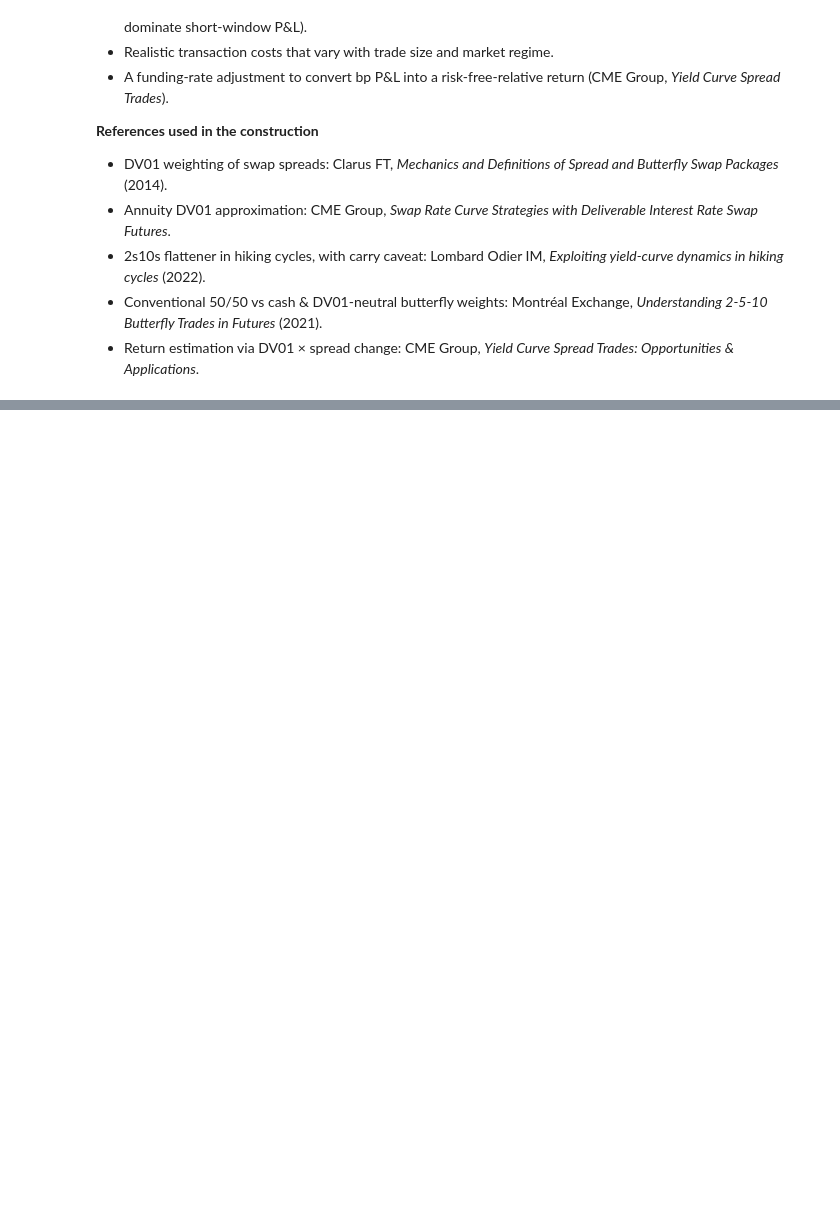
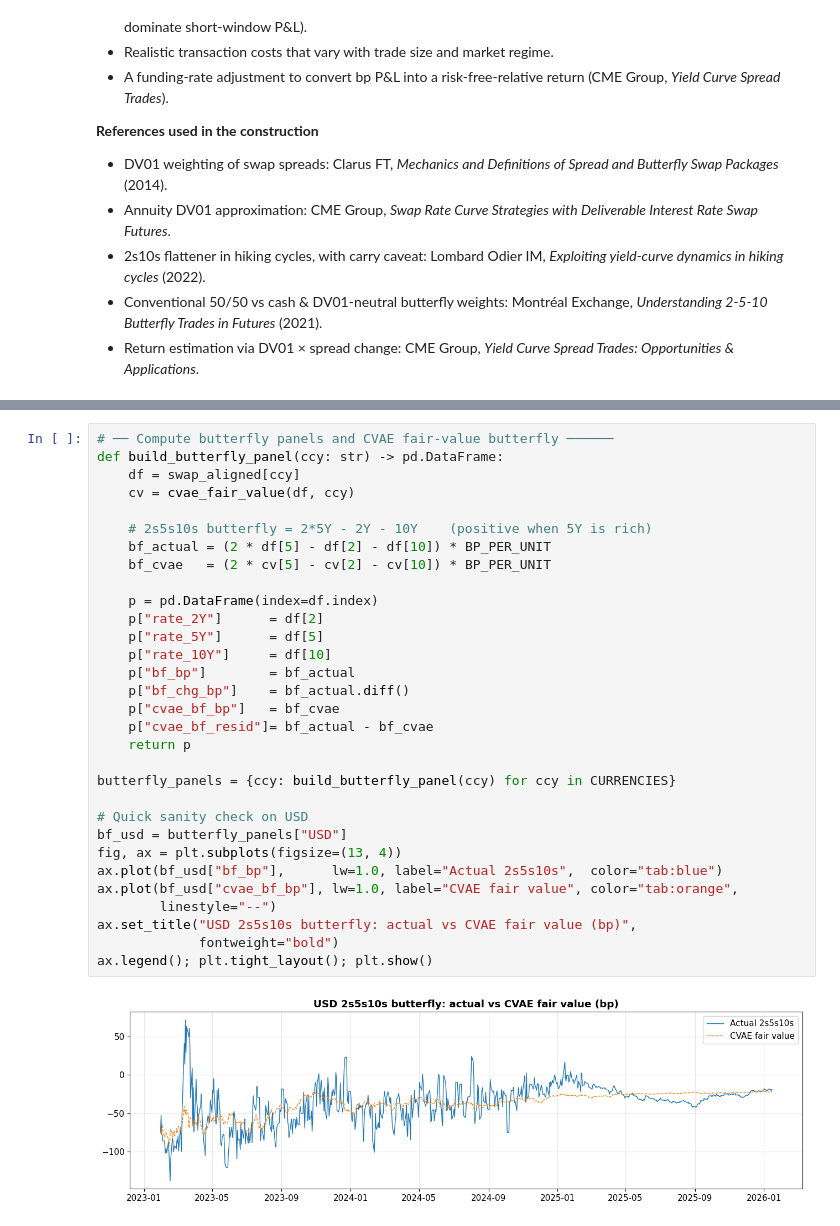
Before and after one commit to hamzaelarji/topics-in-derivative-pricing-Coursework, a Jupyter notebook: 04_trading_signals.ipynb, the cells around one changed output, grey strips where cells are left out. Saved outputs shown, nothing was run; the diff lists cells and outputs as text; blank space fills up the shorter version.

```diff
--- a/04_trading_signals.ipynb
+++ b/04_trading_signals.ipynb
@@ -939,0 +1427,33 @@ genuine alpha.
+# %%
+# ── Compute butterfly panels and CVAE fair-value butterfly ──────
+def build_butterfly_panel(ccy: str) -> pd.DataFrame:
+    df = swap_aligned[ccy]
+    cv = cvae_fair_value(df, ccy)
+
+    # 2s5s10s butterfly = 2*5Y - 2Y - 10Y    (positive when 5Y is rich)
+    bf_actual = (2 * df[5] - df[2] - df[10]) * BP_PER_UNIT
+    bf_cvae   = (2 * cv[5] - cv[2] - cv[10]) * BP_PER_UNIT
+
+    p = pd.DataFrame(index=df.index)
+    p["rate_2Y"]      = df[2]
+    p["rate_5Y"]      = df[5]
+    p["rate_10Y"]     = df[10]
+    p["bf_bp"]        = bf_actual
+    p["bf_chg_bp"]    = bf_actual.diff()
+    p["cvae_bf_bp"]   = bf_cvae
+    p["cvae_bf_resid"]= bf_actual - bf_cvae
+    return p
+
+butterfly_panels = {ccy: build_butterfly_panel(ccy) for ccy in CURRENCIES}
+
+# Quick sanity check on USD
+bf_usd = butterfly_panels["USD"]
+fig, ax = plt.subplots(figsize=(13, 4))
+ax.plot(bf_usd["bf_bp"],      lw=1.0, label="Actual 2s5s10s",  color="tab:blue")
+ax.plot(bf_usd["cvae_bf_bp"], lw=1.0, label="CVAE fair value", color="tab:orange",
+        linestyle="--")
+ax.set_title("USD 2s5s10s butterfly: actual vs CVAE fair value (bp)",
+             fontweight="bold")
+ax.legend(); plt.tight_layout(); plt.show()
+# %% [output]
+[figure, added]
```
Also changed, not shown: parts of 13 cells of this notebook.
